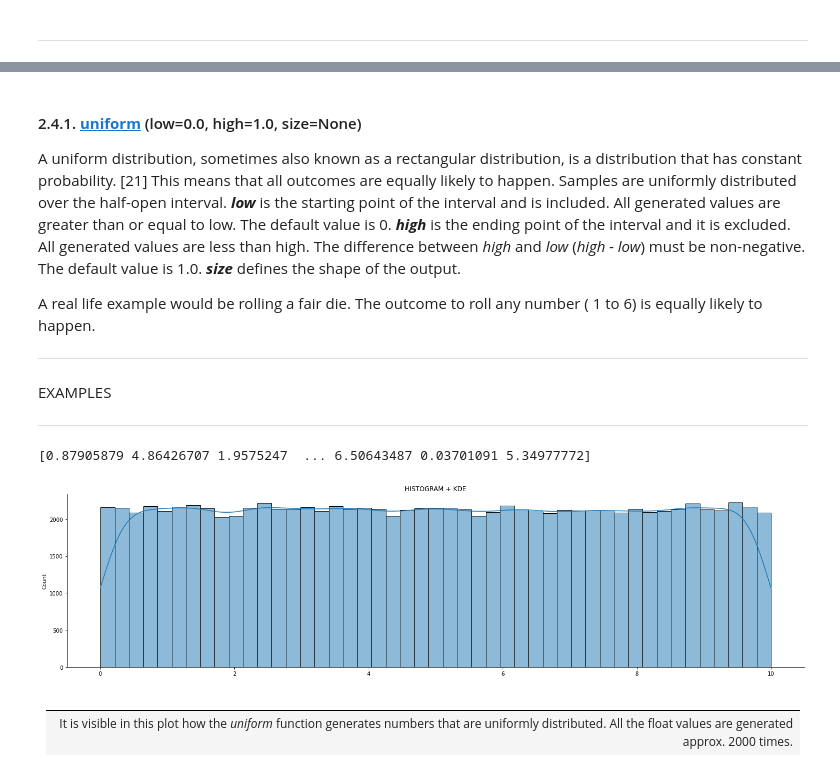
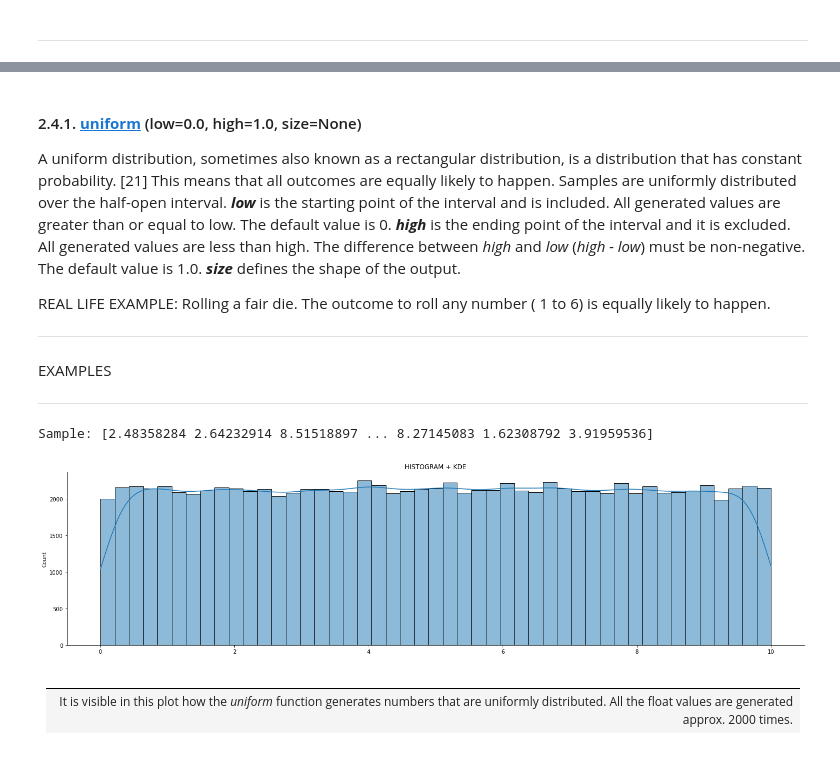
Before and after one commit to AnteDujic/Programming-for-Data-Analysis, a Jupyter notebook: numpy-random.ipynb, the cells around one changed output, grey strips where cells are left out. Cells and saved outputs as stored; diff of their text form; code cells hidden in the pictures.

```diff
--- a/numpy-random.ipynb
+++ b/numpy-random.ipynb
@@ -1060,7 +1064,7 @@ Image 3. Distribution relationship
 A uniform distribution, sometimes also known as a rectangular distribution, is a distribution that has constant probability. [21] This means that all outcomes are equally likely to happen.
 Samples are uniformly distributed over the half-open interval. ***low*** is the starting point of the interval and is included. All generated values are greater than or equal to low. The default value is 0. ***high*** is the ending point of the interval and it is excluded. All generated values are less than high. The difference between *high* and *low* (*high - low*) must be non-negative. The default value is 1.0. ***size*** defines the shape of the output.
 
-A real life example would be rolling a fair die. The outcome to roll any number ( 1 to 6) is equally likely to happen.
+REAL LIFE EXAMPLE: Rolling a fair die. The outcome to roll any number ( 1 to 6) is equally likely to happen.
 
 ***
 # %% [markdown]
@@ -1068,15 +1072,15 @@ EXAMPLES
 ***
 # %%
 # Generate an array with uniformed distribution
-s = np.random.default_rng().uniform(0,10, 100000)
-print (s)
+s = rng.uniform(0,10, 100000)
+print ("Sample:", s)
 # Plotting
 sns.displot (s, height=5, aspect=20/5, alpha = 0.5, kde = True)
 plt.title("HISTOGRAM + KDE")
 plt.show()
 # %% [output]
-[0.87905879 4.86426707 1.9575247  ... 6.50643487 0.03701091 5.34977772]
+Sample: [2.48358284 2.64232914 8.51518897 ... 8.27145083 1.62308792 3.91959536]
-[figure, old version]
+[figure, new version]
 # %% [markdown]
 |  |
 | :-: |
```
Also changed, not shown: parts of 63 cells of this notebook, 1 other file.
